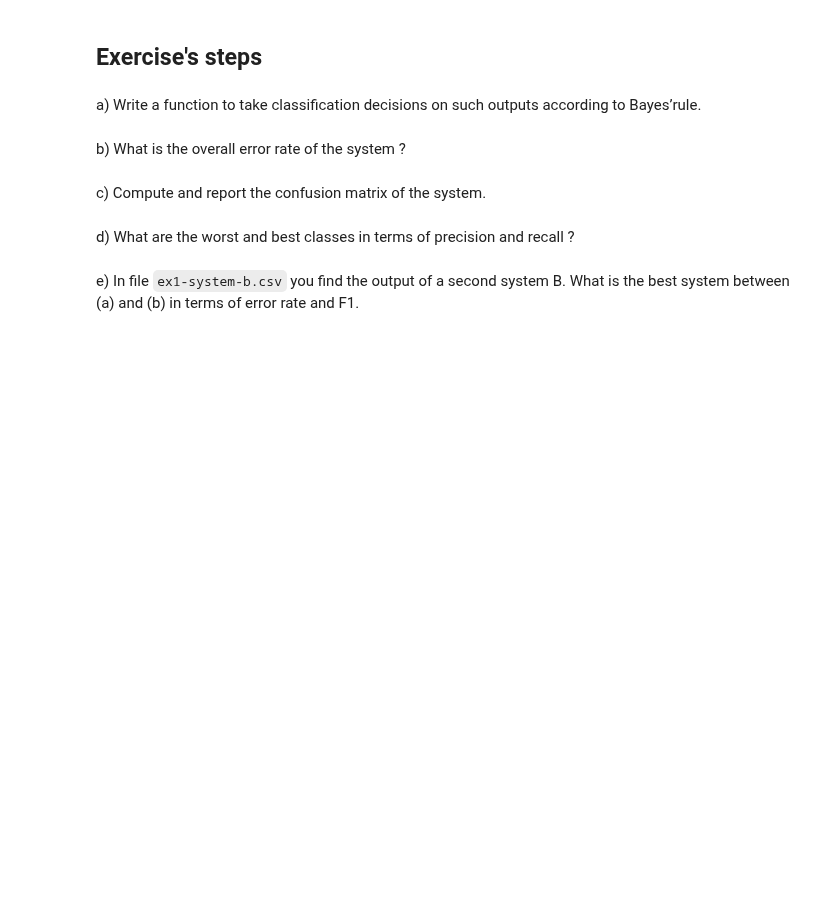
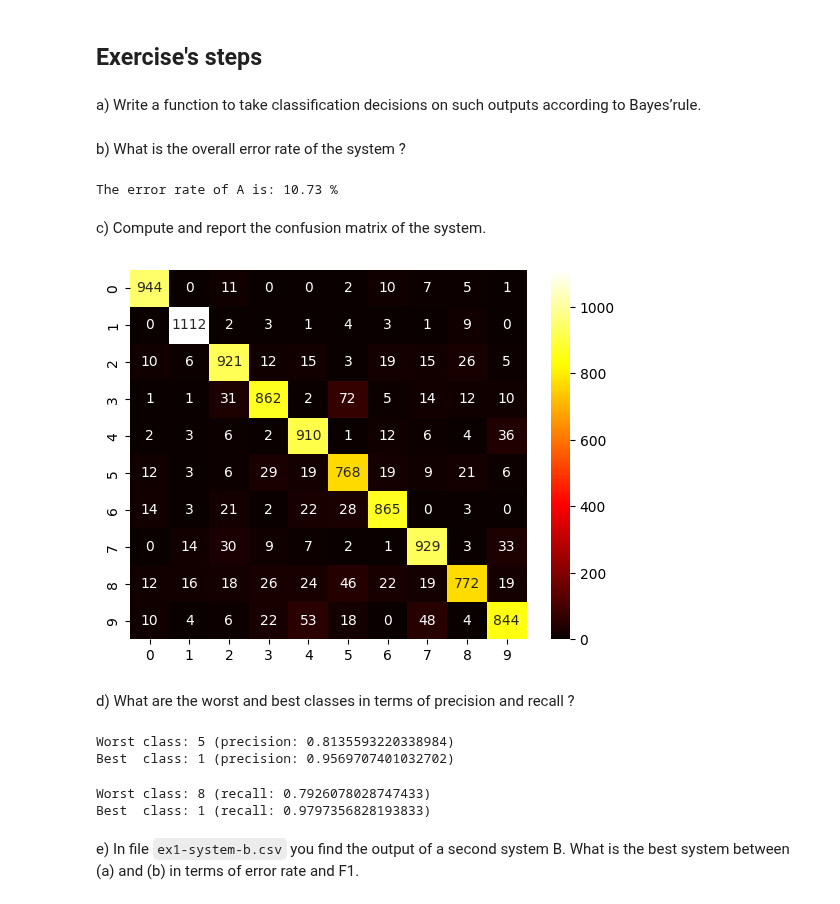
Before and after one commit to pleopleo6/FTP__ML, a Jupyter notebook: ML-PW-03-pellandini-gervasio-jaquet/ex2-sys-eval-20250930/ex2-sys-eval-stud.ipynb, the cells around one changed output. Cells and saved outputs as stored; diff of their text form; code cells hidden in the pictures; blank space fills up the shorter version.

```diff
--- a/ML-PW-03-pellandini-gervasio-jaquet/ex2-sys-eval-20250930/ex2-sys-eval-stud.ipynb
+++ b/ML-PW-03-pellandini-gervasio-jaquet/ex2-sys-eval-20250930/ex2-sys-eval-stud.ipynb
@@ -51,11 +53,17 @@ def bayes_classification(df):
             Class labels for each data sample.
     """
     # Your code here
-    pass
+    preds = np.argmax(df.iloc[: , :-1], axis = 1) # axis = 1 => max on rows
+    return preds
 # %% [markdown]
 b) What is the overall error rate of the system ?
 # %%
 # Your code here: compute and print the error rate of the system
+predictions = bayes_classification(dataset_a)
+error_rate = (predictions != dataset_a["y_true"]).sum() / dataset_a["y_true"].size * 100
+print(f"The error rate of A is: {error_rate:.2f} %")
+# %% [output]
+The error rate of A is: 10.73 %
 # %% [markdown]
 c) Compute and report the confusion matrix of the system.
 # %%
@@ -78,9 +86,19 @@ def confusion_matrix(y_true, y_pred, n_classes):
          Confusion matrix.
     """
     # Your code here
-    pass
+    cm = np.zeros(shape=(n_classes, n_classes), dtype=int)
+
+    for i in range(0, len(y_true)):
+        cm[y_true[i]][y_pred[i]] += 1
+
+    return cm
 # %%
 # Your code here: compute and print the confusion matrix
+cm = confusion_matrix(dataset_a["y_true"], predictions, nb_classes)
+sb.heatmap(cm, annot=True, fmt='.0f', cmap='hot')
+plt.show()
+# %% [output]
+[figure, added]
 # %% [markdown]
 d) What are the worst and best classes in terms of precision and recall ?
 # %%
@@ -120,7 +152,23 @@ def recall_per_class(cm):
 # %%
 # Your code here: find and print the worst and best classes in terms of precision
+precisions = precision_per_class(cm)
+min_prec = np.argmin(precisions)
+max_prec = np.argmax(precisions)
+print(f"Worst class: {min_prec} (precision: {precisions[min_prec]})")
+print(f"Best  class: {max_prec} (precision: {precisions[max_prec]})")
+# %% [output]
+Worst class: 5 (precision: 0.8135593220338984)
+Best  class: 1 (precision: 0.9569707401032702)
 # %%
 # Your code here: find and print the worst and best classes in terms of recall
+recalls = recall_per_class(cm)
+min_rec = np.argmin(recalls)
+max_rec = np.argmax(recalls)
+print(f"Worst class: {min_rec} (recall: {recalls[min_rec]})")
+print(f"Best  class: {max_rec} (recall: {recalls[max_rec]})")
+# %% [output]
+Worst class: 8 (recall: 0.7926078028747433)
+Best  class: 1 (recall: 0.9797356828193833)
 # %% [markdown]
 e) In file `ex1-system-b.csv` you find the output of a second system B. What is the best system between (a) and (b) in terms of error rate and F1.
 # %%
```
Also changed, not shown: parts of 9 cells of this notebook.
